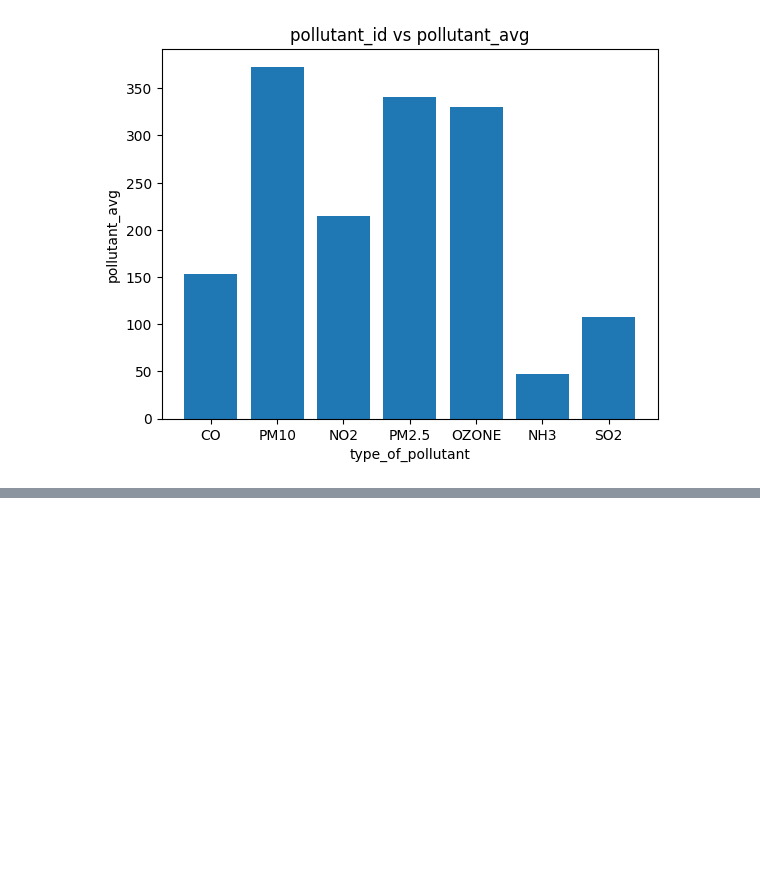
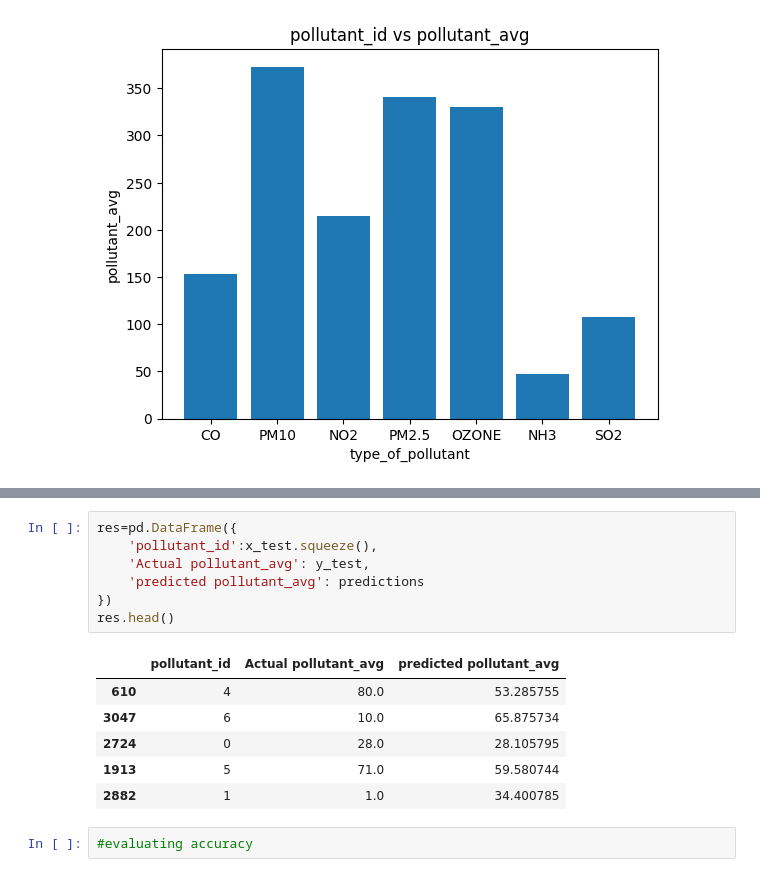
Before and after one commit to vineethreddy56/air_quality_index, a Jupyter notebook: air_quality_index.ipynb, the cells around one changed output, grey strips where cells are left out. Saved outputs shown, nothing was run; the diff lists cells and outputs as text; blank space fills up the shorter version.

```diff
--- a/air_quality_index.ipynb
+++ b/air_quality_index.ipynb
@@ -148,0 +213,16 @@ Text(0, 0.5, 'pollutant_avg')
+# %%
+res=pd.DataFrame({
+    'pollutant_id':x_test.squeeze(),
+    'Actual pollutant_avg': y_test,
+    'predicted pollutant_avg': predictions
+})
+res.head()
+# %% [output]
+|  | pollutant_id | Actual pollutant_avg | predicted pollutant_avg |
+| 610 | 4 | 80.0 | 53.285755 |
+| 3047 | 6 | 10.0 | 65.875734 |
+| 2724 | 0 | 28.0 | 28.105795 |
+| 1913 | 5 | 71.0 | 59.580744 |
+| 2882 | 1 | 1.0 | 34.400785 |
+# %%
+#evaluating accuracy
```
Also changed, not shown: parts of 9 cells of this notebook.
